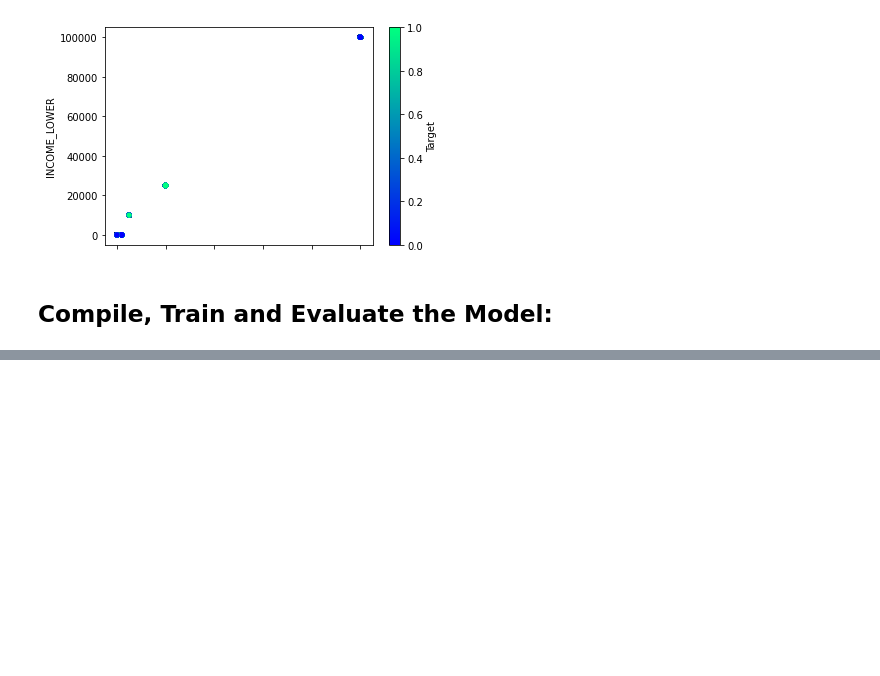
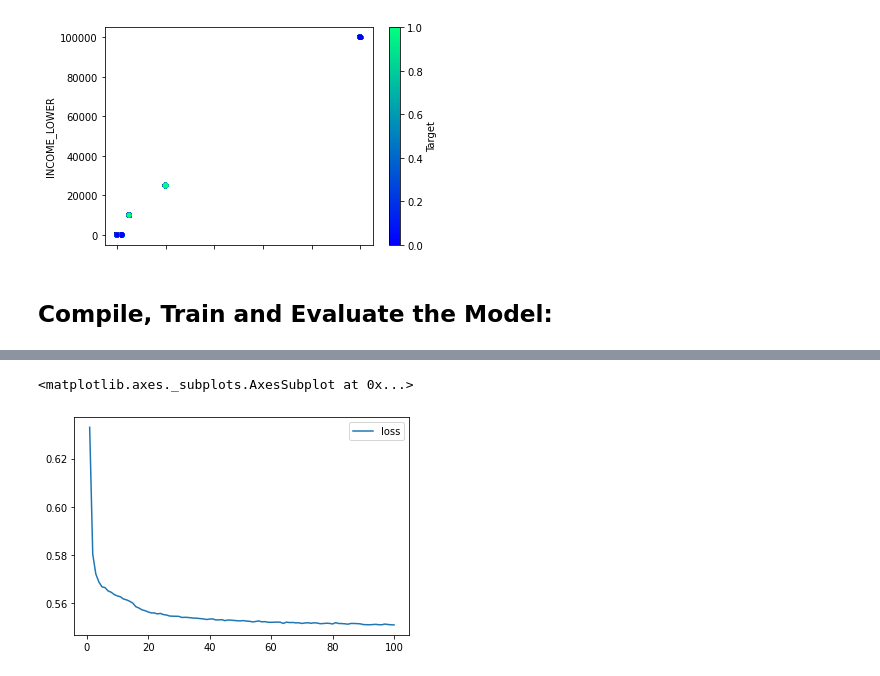
Before and after one commit to uzmabb182/Deep-Learning-Charity-Funding-Predictor, a Jupyter notebook: charity_funding_predictor.ipynb, the cells around one changed output, grey strips where cells are left out. Drawn from its saved outputs; the diff is of its cells as text; code cells hidden in the pictures; blank space fills up the shorter version.

```diff
--- a/charity_funding_predictor.ipynb
+++ b/charity_funding_predictor.ipynb
@@ -683,0 +728,15 @@ nn_model.save("Resources/charity_model_output.h5")
+# %%
+# Optimization Hyperparameter tunning:
+hidden_nodes_layer1 =  8
+hidden_nodes_layer2 = 5
+# %%
+# Create a new neural network model with 4 neurons
+nn_model2 = tf.keras.models.Sequential()
+
+nn_model2.add(tf.keras.layers.Dense(units=hidden_nodes_layer1, activation="relu", input_dim=number_input_features))
+
+nn_model2.add(tf.keras.layers.Dense(units=1, activation="sigmoid"))
+
+nn_model2.compile(loss="binary_crossentropy", optimizer="adam", metrics=["accuracy"])
+
+fit_model = nn_model2.fit(X_train_scaled, y_train, epochs=100)
@@ -683,0 +768,12 @@ nn_model.save("Resources/charity_model_output.h5")
+# %%
+# Create a DataFrame containing training history
+history_df = pd.DataFrame(fit_model.history)
+
+# Increase the index by 1 to match the number of epochs
+history_df.index += 1
+
+# Plot the loss
+history_df.plot(y="loss")
+# %% [output]
+<matplotlib.axes._subplots.AxesSubplot at 0x...>
+[figure, added]
```
Also changed, not shown: parts of 40 cells of this notebook.
